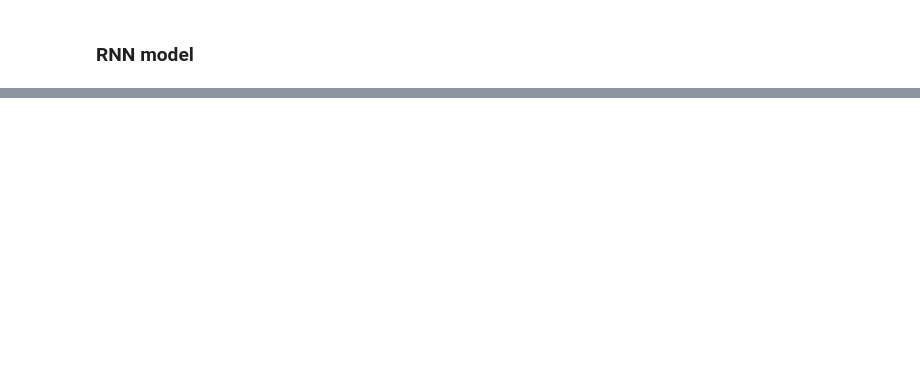
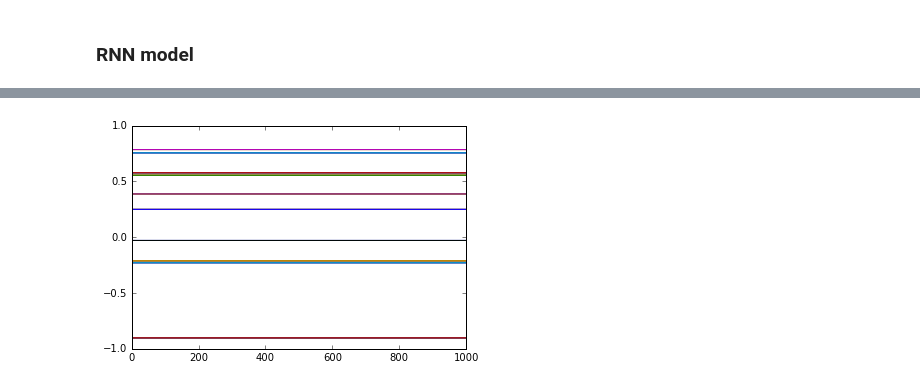
Before and after one commit to Libardo1/sequence_predictions_using_rnn, a Jupyter notebook: sequence prediction using RNN.ipynb, the cells around one changed output, grey strips where cells are left out. Cells and saved outputs as stored; diff of their text form; code cells hidden in the pictures; blank space fills up the shorter version.

```diff
--- a/sequence prediction using RNN.ipynb
+++ b/sequence prediction using RNN.ipynb
@@ -208,0 +263,6 @@ NameError: name 'itr' is not defined
+# %%
+# In the last example, all the time stamps that receives 1 input
+for i in [1, 2, 4, 5, 7, 8, 10, 11]:
+    plt.plot(np.concatenate([t1[i] for t1 in t]))
+# %% [output]
+[figure, added]
```
Also changed, not shown: parts of 13 cells of this notebook.
